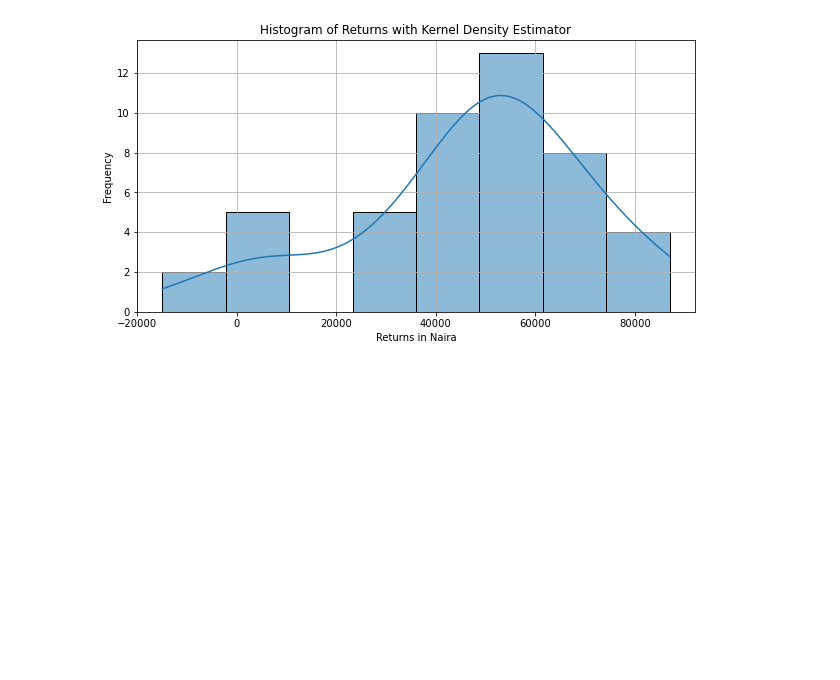
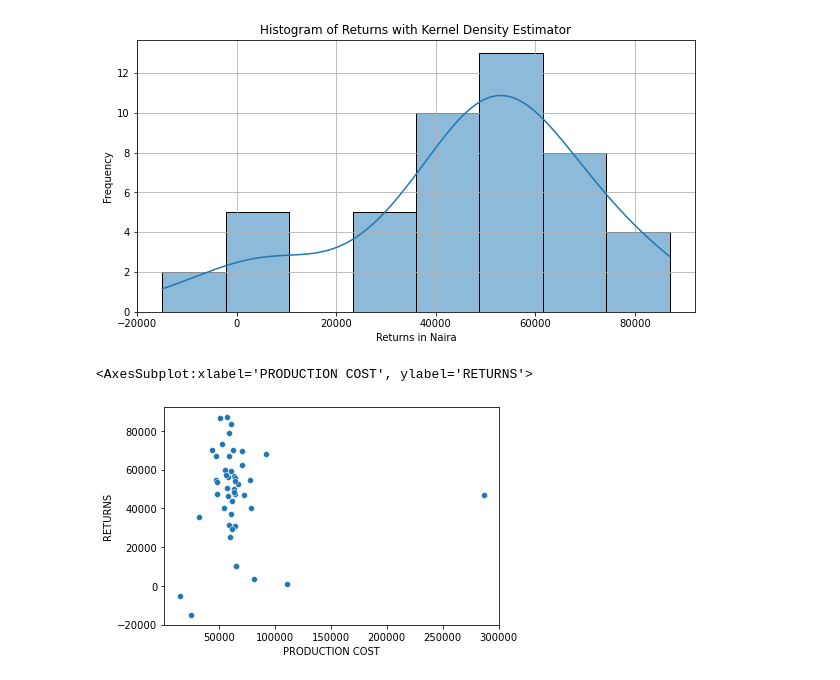
Before and after one commit to Melchizedeke/Data-Analysis-01, a Jupyter notebook: analysis.ipynb, the cells around one changed output. Cells and saved outputs as stored; diff of their text form; code cells hidden in the pictures; blank space fills up the shorter version.

```diff
--- a/analysis.ipynb
+++ b/analysis.ipynb
@@ -151,3 +151,8 @@ plt.ylabel('Frequency')
 plt.grid(True)
 # %% [output]
 [figure]
+# %%
+sns.scatterplot(x=data['PRODUCTION COST'], y=data['RETURNS'])
+# %% [output]
+<AxesSubplot:xlabel='PRODUCTION COST', ylabel='RETURNS'>
+[figure, added]
```
